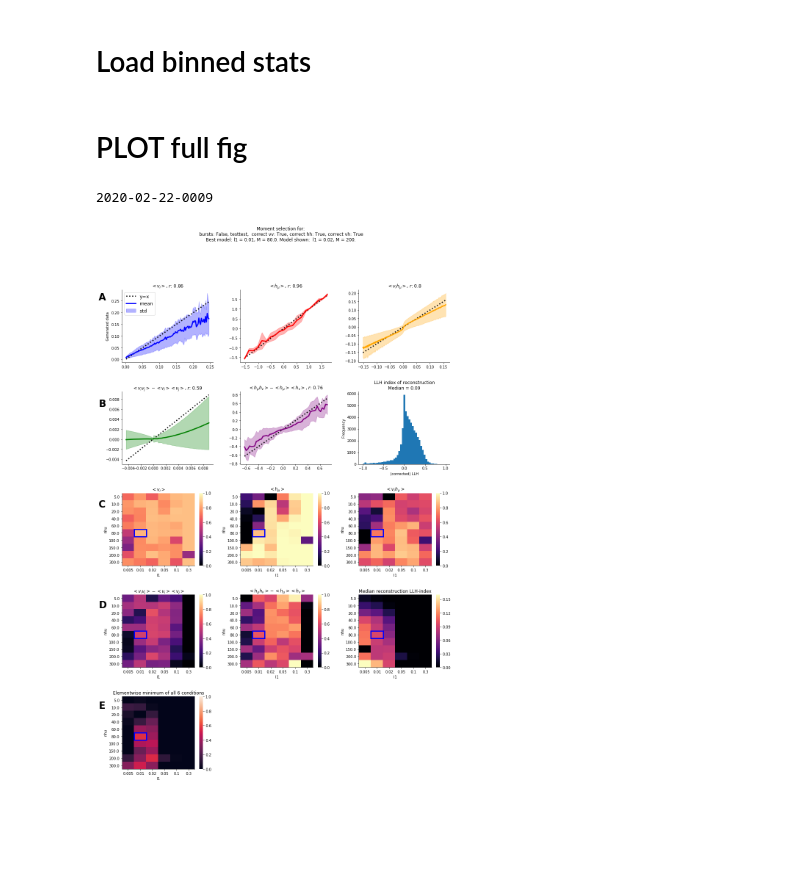
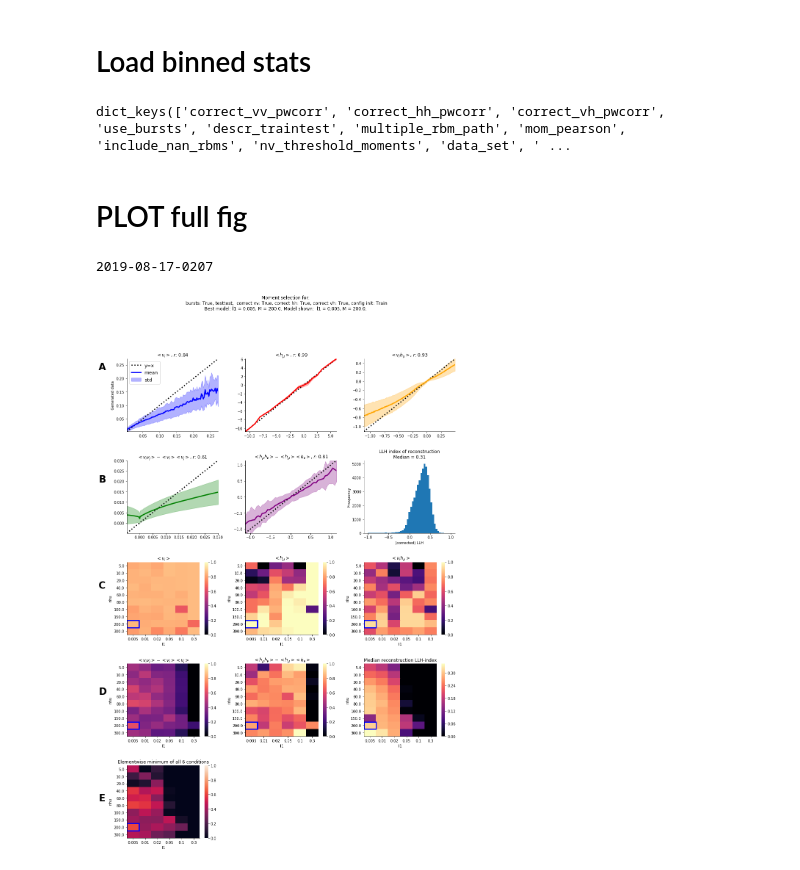
Before and after one commit to vdplasthijs/zf-rbm, a Jupyter notebook: Figures/fig_model_selection.ipynb, the cells around one changed output. Cells and saved outputs as stored; diff of their text form; code cells hidden in the pictures; blank space fills up the shorter version.

Commit message:
Updates & train test select
- load pf from dnp-code instead
- add train test selection procedure in model selection notebook
- misc

```diff
--- a/Figures/fig_model_selection.ipynb
+++ b/Figures/fig_model_selection.ipynb
@@ -42,7 +74,9 @@ for xx in ['pwcorr_vv', 'pwcorr_hh', 'pwcorr_vh']:
 - Plot tables per metric
 # %%
 df_folder = '/home/thijs/repos/dnp-code/results_df_lookup/'
-df_names = ['df_lookup__burstsFalse_testtest_correctpwvvTrue_2020-03-02__20180912-Run01.h5']
+df_names = ['df_lookup__burstsTrue_testtest_correctpwvvTrue_trainconfig_2020-03-04__20180912-Run01.h5']
+
+
 # df_names = ['df_lookup__burstsTrue_testtest_correctpwvvTrue_2020-02-11__20180912-Run01.h5']
 # df_names = ['df_lookup__burstsTrue_testtest_correctpwvvFalse_2020-02-22__20180912-Run01.h5',
 #             'df_lookup__burstsTrue_testtest_correctpwvvFalse_2020-02-15__20180912-Run01.h5']
@@ -120,10 +154,12 @@ for fn in df_names:
                          fn.lstrip('df_lookup').rstrip('h5') + 'pkl')
 
     binned_stats_dict = {**binned_stats_dict, **pickle.load(open(binned_stats_name, 'rb'))}
-
+print(binned_stats_dict['settings'].keys())
 ## Info
 # The value of a dict entry binned_stats_dict[ts_rbm][mom]
 # is (plot_bins, mean_g_bins, std_g_bins)
+# %% [output]
+dict_keys(['correct_vv_pwcorr', 'correct_hh_pwcorr', 'correct_vh_pwcorr', 'use_bursts', 'descr_traintest', 'multiple_rbm_path', 'mom_pearson', 'include_nan_rbms', 'nv_threshold_moments', 'data_set', ' ...
 # %% [markdown]
 # PLOT full fig
 # %%
@@ -135,20 +171,24 @@ max_l1 = min_proj.iloc[:, arg_l1].name
 
 arg_nhu_shown = arg_nhu
 arg_l1_shown = arg_l1
-nhu_shown = 200 #max_nhu
-l1_shown =  0.02 #max_l1
+nhu_shown = max_nhu
+l1_shown = max_l1
 # %%
-std_se = 'std'
+
 save_fig = True
 current_datetime = str(datetime.datetime.now())[:10] + '_' + str(datetime.datetime.now())[11:13] + '-' + str(datetime.datetime.now())[14:16]
 save_folder = '/home/thijs/repos/zf-rbm/Figures/pdfs/'
+if 'trainconfig' in df_names[0].split('_'):
+    name_config = 'Train'
+else:
+    name_config = 'Random'
 name_fig = (f'fig_model-selection_' + f'{df_names[0].split("_")[3]}_{df_names[0].split("_")[4]}_{df_names[0].split("_")[5]}_' +
-           f'{current_datetime}.pdf')
+            f'init{name_config}_{current_datetime}.pdf')
 # %%
 ts_rbm = df_lookup[np.logical_and(df_lookup.l1 == l1_shown, df_lookup.nhu == nhu_shown)].timestamp.values[0]
 print(ts_rbm)
 # %% [output]
-2020-02-22-0009
+2019-08-17-0207
 # %%
 plt.rcParams['figure.figsize'] = (16, 24)
 plt.subplots_adjust(wspace=0.3, hspace=0.4)
@@ -156,19 +196,18 @@ plt.subplots_adjust(wspace=0.3, hspace=0.4)
 assert ts_rbm in binned_stats_dict.keys()
 indiv_ax = {}
 sum_ax = {}
+
+
+
 for i_plot, comp_moment in enumerate(list_comp_moms):
     indiv_ax[comp_moment] = plt.subplot(5, 3, int(i_plot + 1))
     plot_bins = binned_stats_dict[ts_rbm][comp_moment][0]
     mean_bins = binned_stats_dict[ts_rbm][comp_moment][1]
     std_bins = binned_stats_dict[ts_rbm][comp_moment][2]
-    inds_nn = ~np.isnan(mean_bins)
-    plot_bins, mean_bins, std_bins = plot_bins[inds_nn], mean_bins[inds_nn], std_bins[inds_nn]
     ro = df_lookup[df_lookup.timestamp == ts_rbm][comp_moment].values[0]
+    indiv_ax[comp_moment] = plot_binned_stats(indiv_ax[comp_moment], plot_bins, mean_bins,
+                                             std_bins, comp_moment)
 
-    indiv_ax[comp_moment].plot([plot_bins.min(), plot_bins.max()], [plot_bins.min(), plot_bins.max()], ':', color='k', label='y=x')
-    indiv_ax[comp_moment].plot(plot_bins, mean_bins, color=mom_colors[comp_moment], label='mean')
-    indiv_ax[comp_moment].fill_between(plot_bins, mean_bins, mean_bins+std_bins, color=mom_colors[comp_moment], alpha=0.3, label=std_se)
-    indiv_ax[comp_moment].fill_between(plot_bins, mean_bins, mean_bins-std_bins, color=mom_colors[comp_moment], alpha=0.3)
 
     sum_ax[comp_moment] = plt.subplot(5, 3, int(i_plot + 7))
     sum_ax[comp_moment] = sns.heatmap(pd.pivot_table(df_lookup, values=comp_moment,
@@ -207,32 +246,32 @@ sum_ax['llh'] = sns.heatmap(llh_table, #vmin=np.nanmin(llh_table[llh_table != 0]
             vmin=0, cmap='magma');
 b, t = sum_ax['llh'].get_ylim() # correct for default cut off
 b += 0.5 # see https://github.com/mwaskom/seaborn/issues/1773
 t -= 0.5 #
 sum_ax['llh'].set_ylim(b, t) # u
 sum_ax['llh'].set_title('Median reconstruction LLH-index');
 sum_ax['llh'].add_patch(matplotlib.patches.Rectangle((arg_l1, arg_nhu), 1, 1,
                                                                fill=False, edgecolor='blue', lw=3))
 
 sum_ax['aggr'] = plt.subplot(5, 3, 13)
 sum_ax['aggr'] = sns.heatmap(min_proj, vmin=0, vmax=1, annot=False)
 b, t = sum_ax['aggr'].get_ylim() # correct for default cut off
 b += 0.5 # see https://github.com/mwaskom/seaborn/issues/1773
 t -= 0.5 #
 sum_ax['aggr'].set_ylim(b, t) # update the ylim(bottom, top) values
 # summ_hm.set_yticklabels(rotation=90)
 sum_ax['aggr'].set_title('Elementwise minimum of all 6 conditions')
 sum_ax['aggr'].add_patch(matplotlib.patches.Rectangle((arg_l1_shown, arg_nhu_shown), 1, 1,
                                                                fill=False, edgecolor='blue', lw=3))
 
 if 'settings' in binned_stats_dict.keys():
     opt_str_settings = f'bursts: {binned_stats_dict["settings"]["use_bursts"]}, {binned_stats_dict["settings"]["descr_traintest"]},  correct vv: {binned_stats_dict["settings"]["correct_vv_pwcorr"]}, correct hh: {binned_stats_dict["settings"]["correct_hh_pwcorr"]}, correct vh: {binned_stats_dict["settings"]["correct_vh_pwcorr"]}'
 else:
     opt_str_settings = f'{df_names[0].split("_")[3]}, {df_names[0].split("_")[4]}, {df_names[0].split("_")[5]}'
 plt.suptitle(f'Moment selection for:' +
-            '\n ' + opt_str_settings +
+            '\n ' + opt_str_settings + f', config init: {name_config}'
             f'\nBest model: l1 = {max_l1}, M = {max_nhu}. Model shown:  l1 = {l1_shown}, M = {nhu_shown}.')
 sns.despine()
 if save_fig:
     plt.savefig(save_folder + name_fig)
 # %% [output]
-[figure, old version]
+[figure, new version]
```
Also changed, not shown: parts of 24 cells of this notebook, 3 other files.
